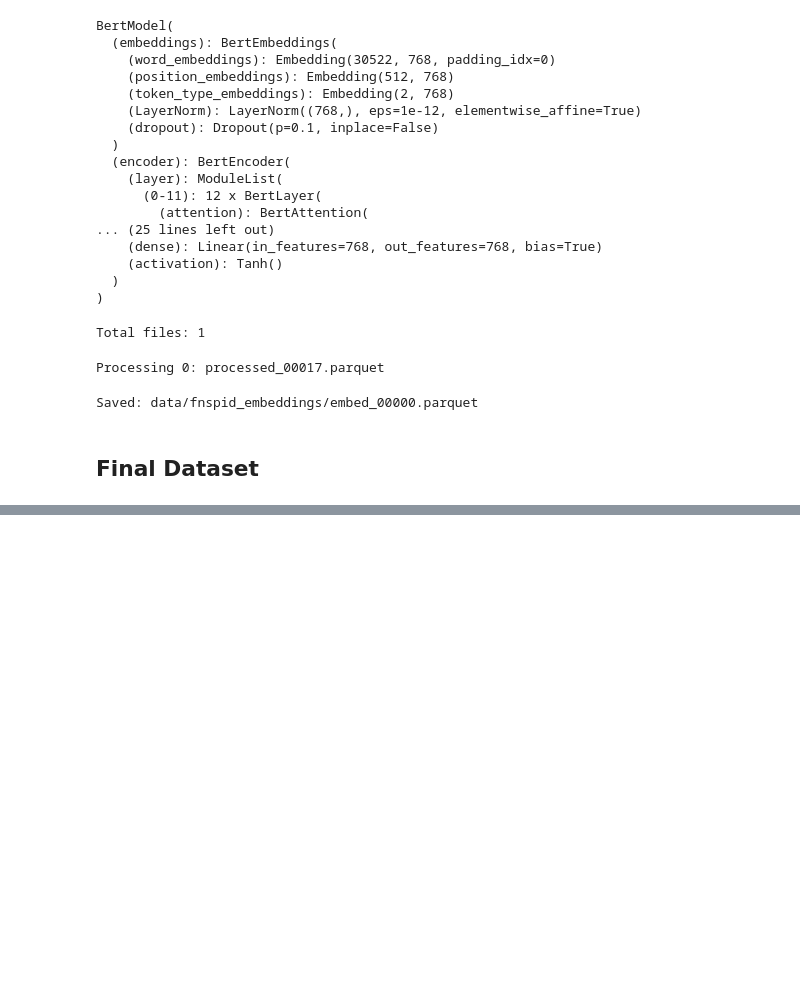
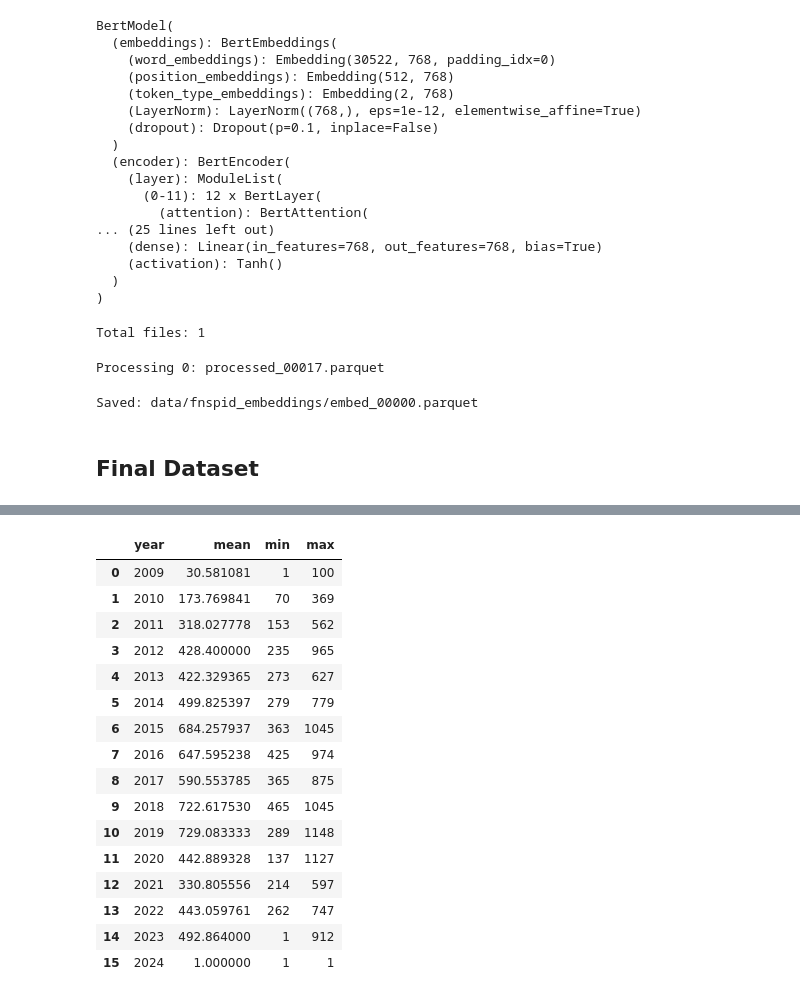
Before and after one commit to BRamesh02/Modality-aware-transformer, a Jupyter notebook: text_data.ipynb, the cells around one changed output, grey strips where cells are left out. Saved outputs shown, nothing was run; the diff lists cells and outputs as text; code cells hidden in the pictures; blank space fills up the shorter version.

```diff
--- a/text_data.ipynb
+++ b/text_data.ipynb
@@ -801,0 +1343,28 @@ final_00000 = grouped.apply(
+# %%
+daily["year"] = daily["effective_date"].dt.year
+
+yearly_summary = (
+    daily.groupby("year")["n_stocks"]
+         .agg(["mean", "min", "max"])
+         .reset_index()
+)
+
+yearly_summary
+# %% [output]
+|  | year | mean | min | max |
+| 0 | 2009 | 30.581081 | 1 | 100 |
+| 1 | 2010 | 173.769841 | 70 | 369 |
+| 2 | 2011 | 318.027778 | 153 | 562 |
+| 3 | 2012 | 428.400000 | 235 | 965 |
+| 4 | 2013 | 422.329365 | 273 | 627 |
+| 5 | 2014 | 499.825397 | 279 | 779 |
+| 6 | 2015 | 684.257937 | 363 | 1045 |
+| 7 | 2016 | 647.595238 | 425 | 974 |
+| 8 | 2017 | 590.553785 | 365 | 875 |
+| 9 | 2018 | 722.617530 | 465 | 1045 |
+| 10 | 2019 | 729.083333 | 289 | 1148 |
+| 11 | 2020 | 442.889328 | 137 | 1127 |
+| 12 | 2021 | 330.805556 | 214 | 597 |
+| 13 | 2022 | 443.059761 | 262 | 747 |
+| 14 | 2023 | 492.864000 | 1 | 912 |
+| 15 | 2024 | 1.000000 | 1 | 1 |
```
Also changed, not shown: parts of 39 cells of this notebook, 1 other file.
